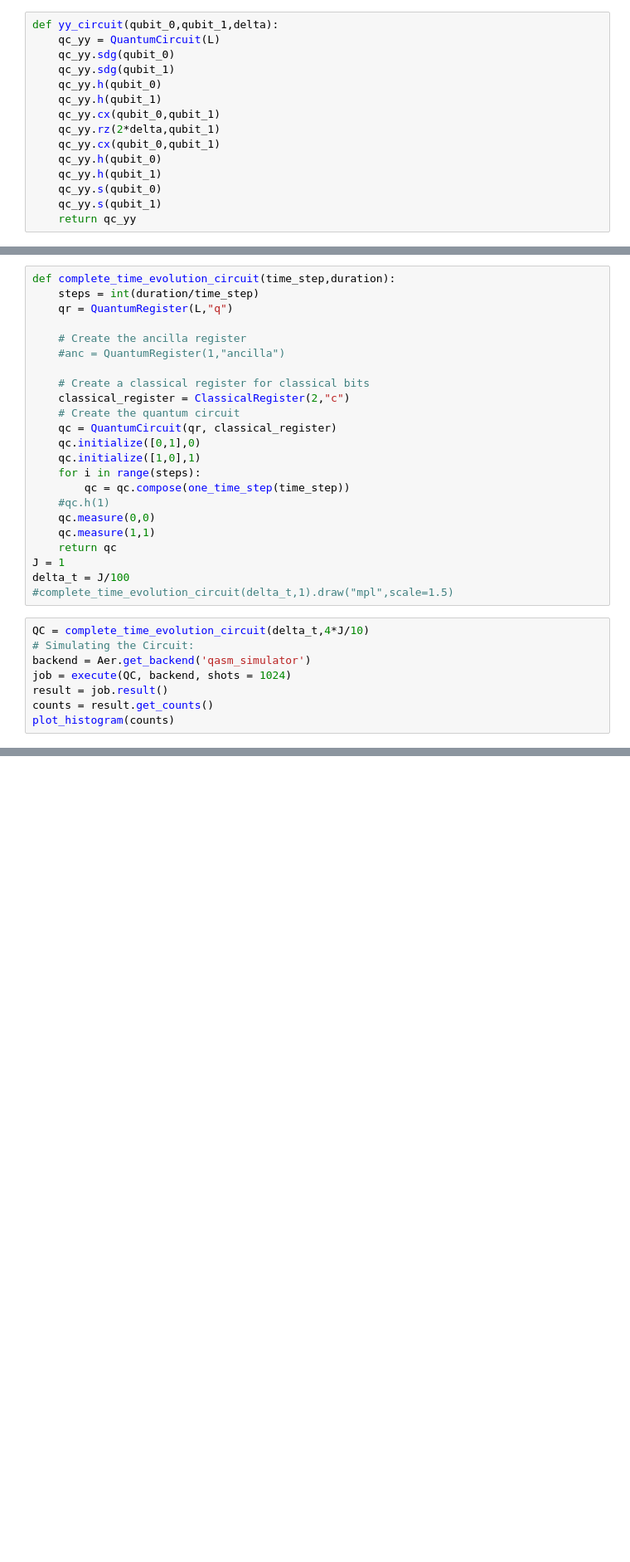
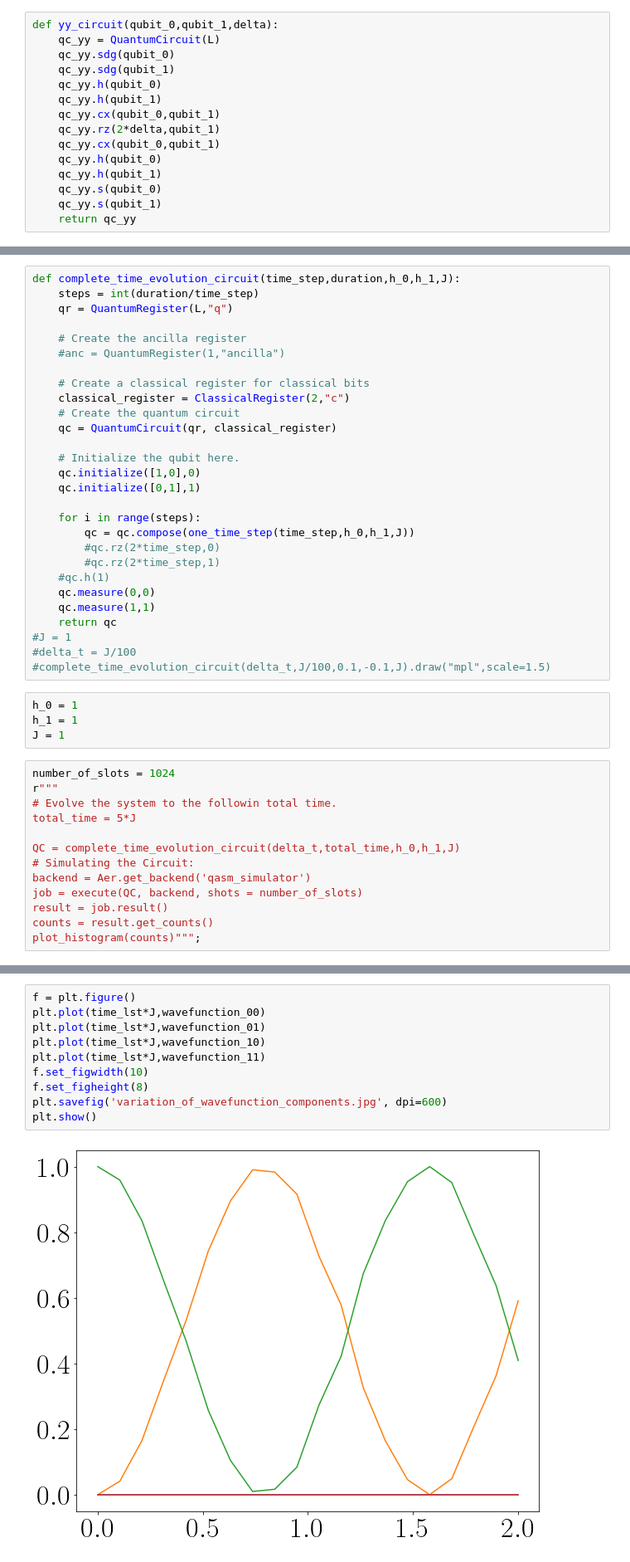
Before and after one commit to psasanka1729/hamiltonian_evolution_heisenberg_model, a Jupyter notebook: Ising-model-simulation-plot.ipynb, the cells around one changed output, grey strips where cells are left out. Shown at 83% size. Drawn from its saved outputs; the diff is of its cells as text; blank space fills up the shorter version.

Commit message:
working code of Ising model evolution

```diff
--- a/Ising-model-simulation-plot.ipynb
+++ b/Ising-model-simulation-plot.ipynb
@@ -94,5 +142,5 @@ def one_time_step(time_step):
 # %%
-def complete_time_evolution_circuit(time_step,duration):
+def complete_time_evolution_circuit(time_step,duration,h_0,h_1,J):
     steps = int(duration/time_step)
     qr = QuantumRegister(L,"q")
 
@@ -103,22 +151,36 @@ def complete_time_evolution_circuit(time_step,duration):
     classical_register = ClassicalRegister(2,"c")
     # Create the quantum circuit
     qc = QuantumCircuit(qr, classical_register)
-    qc.initialize([0,1],0)
-    qc.initialize([1,0],1)
+
+    # Initialize the qubit here.
+    qc.initialize([1,0],0)
+    qc.initialize([0,1],1)
+
     for i in range(steps):
-        qc = qc.compose(one_time_step(time_step))
+        qc = qc.compose(one_time_step(time_step,h_0,h_1,J))
+        #qc.rz(2*time_step,0)
+        #qc.rz(2*time_step,1)
     #qc.h(1)
     qc.measure(0,0)
     qc.measure(1,1)
     return qc
-J = 1
-delta_t = J/100
-#complete_time_evolution_circuit(delta_t,1).draw("mpl",scale=1.5)
+#J = 1
+#delta_t = J/100
+#complete_time_evolution_circuit(delta_t,J/100,0.1,-0.1,J).draw("mpl",scale=1.5)
+# %%
+h_0 = 1
+h_1 = 1
+J = 1
 # %%
-QC = complete_time_evolution_circuit(delta_t,4*J/10)
+number_of_slots = 1024
+r"""
+# Evolve the system to the followin total time.
+total_time = 5*J
+
+QC = complete_time_evolution_circuit(delta_t,total_time,h_0,h_1,J)
 # Simulating the Circuit:
 backend = Aer.get_backend('qasm_simulator')
-job = execute(QC, backend, shots = 1024)
+job = execute(QC, backend, shots = number_of_slots)
 result = job.result()
 counts = result.get_counts()
-plot_histogram(counts)
+plot_histogram(counts)""";
@@ -126,0 +230,12 @@ plot_histogram(counts)
+# %%
+f = plt.figure()
+plt.plot(time_lst*J,wavefunction_00)
+plt.plot(time_lst*J,wavefunction_01)
+plt.plot(time_lst*J,wavefunction_10)
+plt.plot(time_lst*J,wavefunction_11)
+f.set_figwidth(10)
+f.set_figheight(8)
+plt.savefig('variation_of_wavefunction_components.jpg', dpi=600)
+plt.show()
+# %% [output]
+[figure, added]
```
Also changed, not shown: parts of 24 cells of this notebook.
